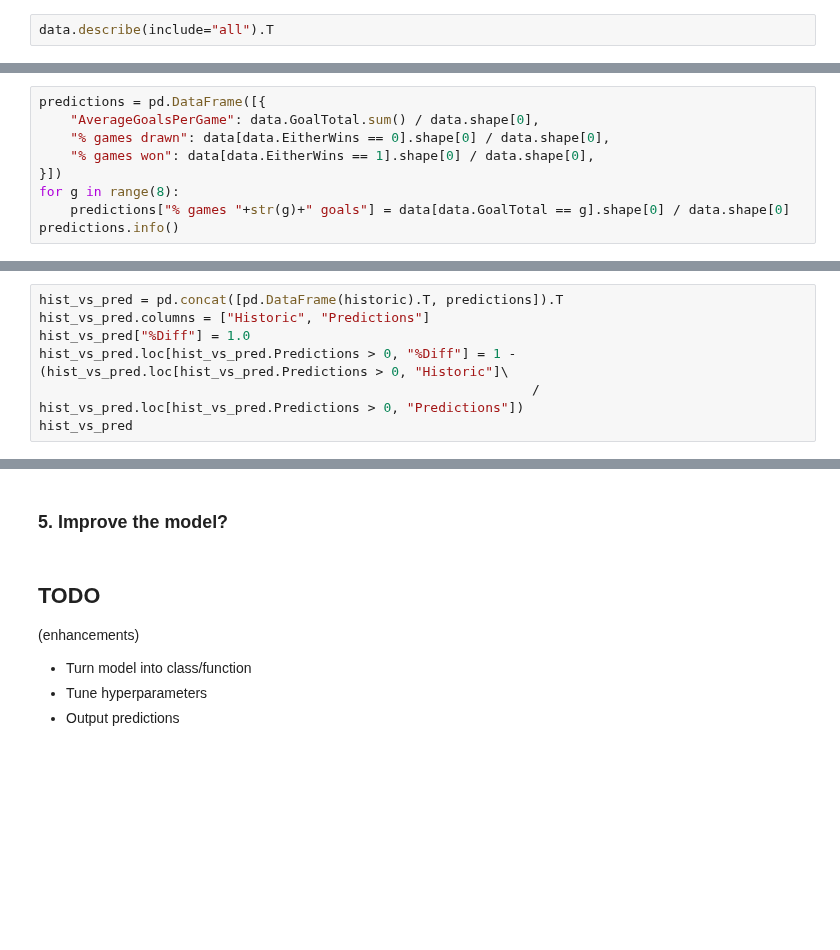
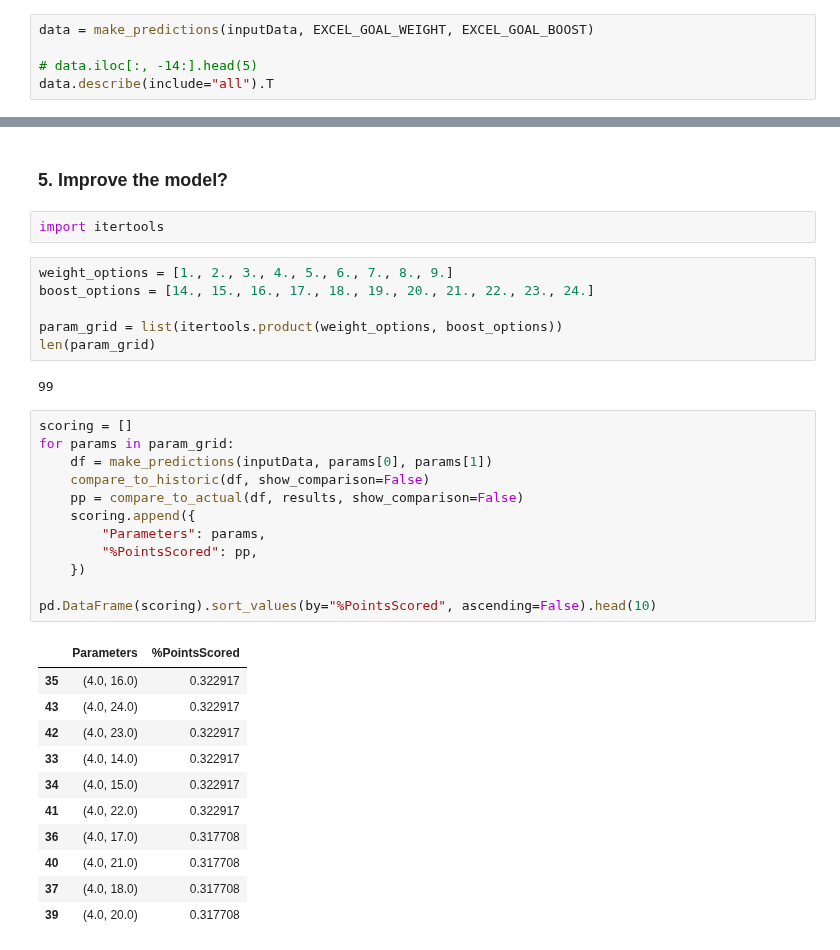
Before and after one commit to deacona/the-ball-is-round, a Jupyter notebook: notebooks/intl_01_world_cup_2018.ipynb, the cells around one changed output, grey strips where cells are left out. Cells and saved outputs as stored; diff of their text form; blank space fills up the shorter version.

Commit message:
intl_01 World Cup 2018 migration (enhancements)
Move functionality to functions
Tune hyperparamters for optimal model

```diff
--- a/notebooks/intl_01_world_cup_2018.ipynb
+++ b/notebooks/intl_01_world_cup_2018.ipynb
@@ -160,4 +177,7 @@ data.iloc[:, -14:].head(5)
 # %%
+data = make_predictions(inputData, EXCEL_GOAL_WEIGHT, EXCEL_GOAL_BOOST)
+
+# data.iloc[:, -14:].head(5)
 data.describe(include="all").T
 # %% [output]
 |  | count | unique | top | freq | mean | std | min | 25% | 50% | 75% | max |
@@ -275,9 +203,0 @@ dtype: object
-# %%
-predictions = pd.DataFrame([{
-    "AverageGoalsPerGame": data.GoalTotal.sum() / data.shape[0],
-    "% games drawn": data[data.EitherWins == 0].shape[0] / data.shape[0],
-    "% games won": data[data.EitherWins == 1].shape[0] / data.shape[0],
-}])
-for g in range(8):
-    predictions["% games "+str(g)+" goals"] = data[data.GoalTotal == g].shape[0] / data.shape[0]
-predictions.info()
@@ -303,7 +203,0 @@ memory usage: 216.0 bytes
-# %%
-hist_vs_pred = pd.concat([pd.DataFrame(historic).T, predictions]).T
-hist_vs_pred.columns = ["Historic", "Predictions"]
-hist_vs_pred["%Diff"] = 1.0
-hist_vs_pred.loc[hist_vs_pred.Predictions > 0, "%Diff"] = 1 - (hist_vs_pred.loc[hist_vs_pred.Predictions > 0, "Historic"]\
-                                                               / hist_vs_pred.loc[hist_vs_pred.Predictions > 0, "Predictions"])
-hist_vs_pred
@@ -424,9 +364,36 @@ pred_vs_actual
 # %% [markdown]
 ### 5. Improve the model?
-# %% [markdown]
-## TODO
-
-(enhancements)
-* Turn model into class/function
-* Tune hyperparameters
-* Output predictions
+# %%
+import itertools
+# %%
+weight_options = [1., 2., 3., 4., 5., 6., 7., 8., 9.]
+boost_options = [14., 15., 16., 17., 18., 19., 20., 21., 22., 23., 24.]
+
+param_grid = list(itertools.product(weight_options, boost_options))
+len(param_grid)
+# %% [output]
+99
+# %%
+scoring = []
+for params in param_grid:
+    df = make_predictions(inputData, params[0], params[1])
+    compare_to_historic(df, show_comparison=False)
+    pp = compare_to_actual(df, results, show_comparison=False)
+    scoring.append({
+        "Parameters": params,
+        "%PointsScored": pp,
+    })
+
+pd.DataFrame(scoring).sort_values(by="%PointsScored", ascending=False).head(10)
+# %% [output]
+|  | Parameters | %PointsScored |
+| 35 | (4.0, 16.0) | 0.322917 |
+| 43 | (4.0, 24.0) | 0.322917 |
+| 42 | (4.0, 23.0) | 0.322917 |
+| 33 | (4.0, 14.0) | 0.322917 |
+| 34 | (4.0, 15.0) | 0.322917 |
+| 41 | (4.0, 22.0) | 0.322917 |
+| 36 | (4.0, 17.0) | 0.317708 |
+| 40 | (4.0, 21.0) | 0.317708 |
+| 37 | (4.0, 18.0) | 0.317708 |
+| 39 | (4.0, 20.0) | 0.317708 |
```
Also changed, not shown: parts of 25 cells of this notebook, 1 other file.
